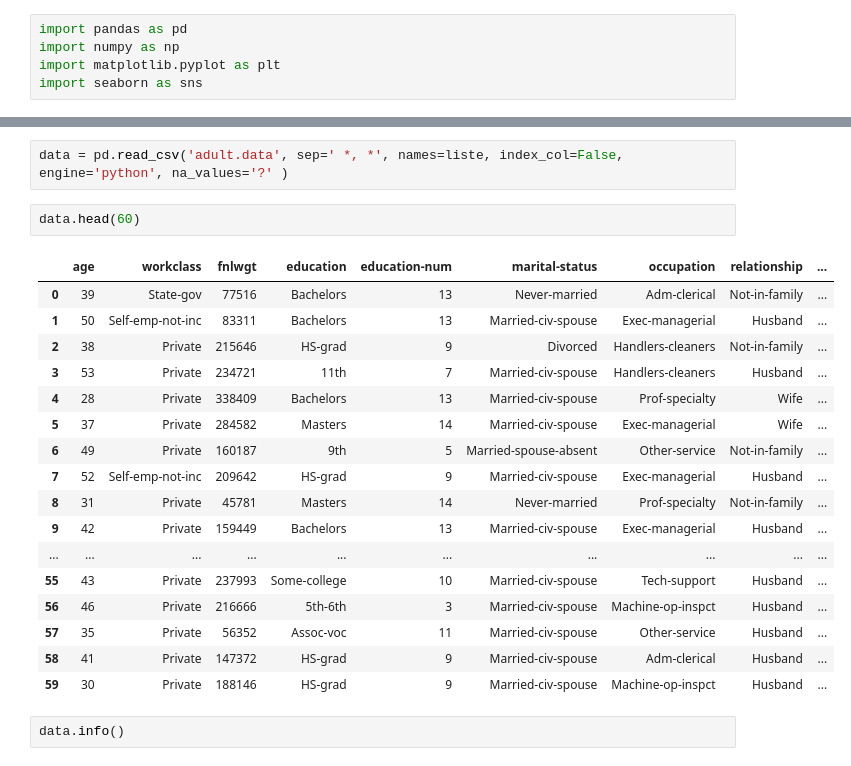
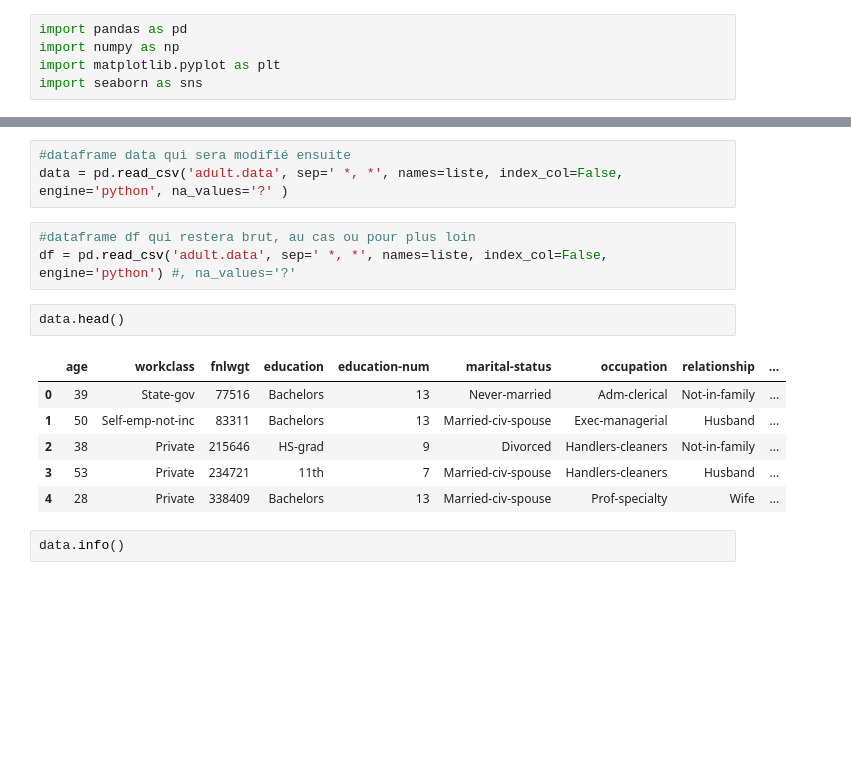
Before and after one commit to pvferrat/Projet_5, a Jupyter notebook: code.ipynb, the cells around one changed output, grey strips where cells are left out. Drawn from its saved outputs; the diff is of its cells as text; blank space fills up the shorter version.

```diff
--- a/code.ipynb
+++ b/code.ipynb
@@ -25,25 +10,18 @@ liste
 # %%
+#dataframe data qui sera modifié ensuite
 data = pd.read_csv('adult.data', sep=' *, *', names=liste, index_col=False, engine='python', na_values='?' )
+# %%
+#dataframe df qui restera brut, au cas ou pour plus loin
+df = pd.read_csv('adult.data', sep=' *, *', names=liste, index_col=False, engine='python') #, na_values='?'
 # %%
-data.head(60)
+data.head()
 # %% [output]
 |  | age | workclass | fnlwgt | education | education-num | marital-status | occupation | relationship | ... |
 | 0 | 39 | State-gov | 77516 | Bachelors | 13 | Never-married | Adm-clerical | Not-in-family | ... |
 | 1 | 50 | Self-emp-not-inc | 83311 | Bachelors | 13 | Married-civ-spouse | Exec-managerial | Husband | ... |
 | 2 | 38 | Private | 215646 | HS-grad | 9 | Divorced | Handlers-cleaners | Not-in-family | ... |
 | 3 | 53 | Private | 234721 | 11th | 7 | Married-civ-spouse | Handlers-cleaners | Husband | ... |
 | 4 | 28 | Private | 338409 | Bachelors | 13 | Married-civ-spouse | Prof-specialty | Wife | ... |
-| 5 | 37 | Private | 284582 | Masters | 14 | Married-civ-spouse | Exec-managerial | Wife | ... |
-| 6 | 49 | Private | 160187 | 9th | 5 | Married-spouse-absent | Other-service | Not-in-family | ... |
-| 7 | 52 | Self-emp-not-inc | 209642 | HS-grad | 9 | Married-civ-spouse | Exec-managerial | Husband | ... |
-| 8 | 31 | Private | 45781 | Masters | 14 | Never-married | Prof-specialty | Not-in-family | ... |
-| 9 | 42 | Private | 159449 | Bachelors | 13 | Married-civ-spouse | Exec-managerial | Husband | ... |
-| ... | ... | ... | ... | ... | ... | ... | ... | ... | ... |
-| 55 | 43 | Private | 237993 | Some-college | 10 | Married-civ-spouse | Tech-support | Husband | ... |
-| 56 | 46 | Private | 216666 | 5th-6th | 3 | Married-civ-spouse | Machine-op-inspct | Husband | ... |
-| 57 | 35 | Private | 56352 | Assoc-voc | 11 | Married-civ-spouse | Other-service | Husband | ... |
-| 58 | 41 | Private | 147372 | HS-grad | 9 | Married-civ-spouse | Adm-clerical | Husband | ... |
-| 59 | 30 | Private | 188146 | HS-grad | 9 | Married-civ-spouse | Machine-op-inspct | Husband | ... |
 # %%
 data.info()
 # %% [output]
```
Also changed, not shown: parts of 30 cells of this notebook.
